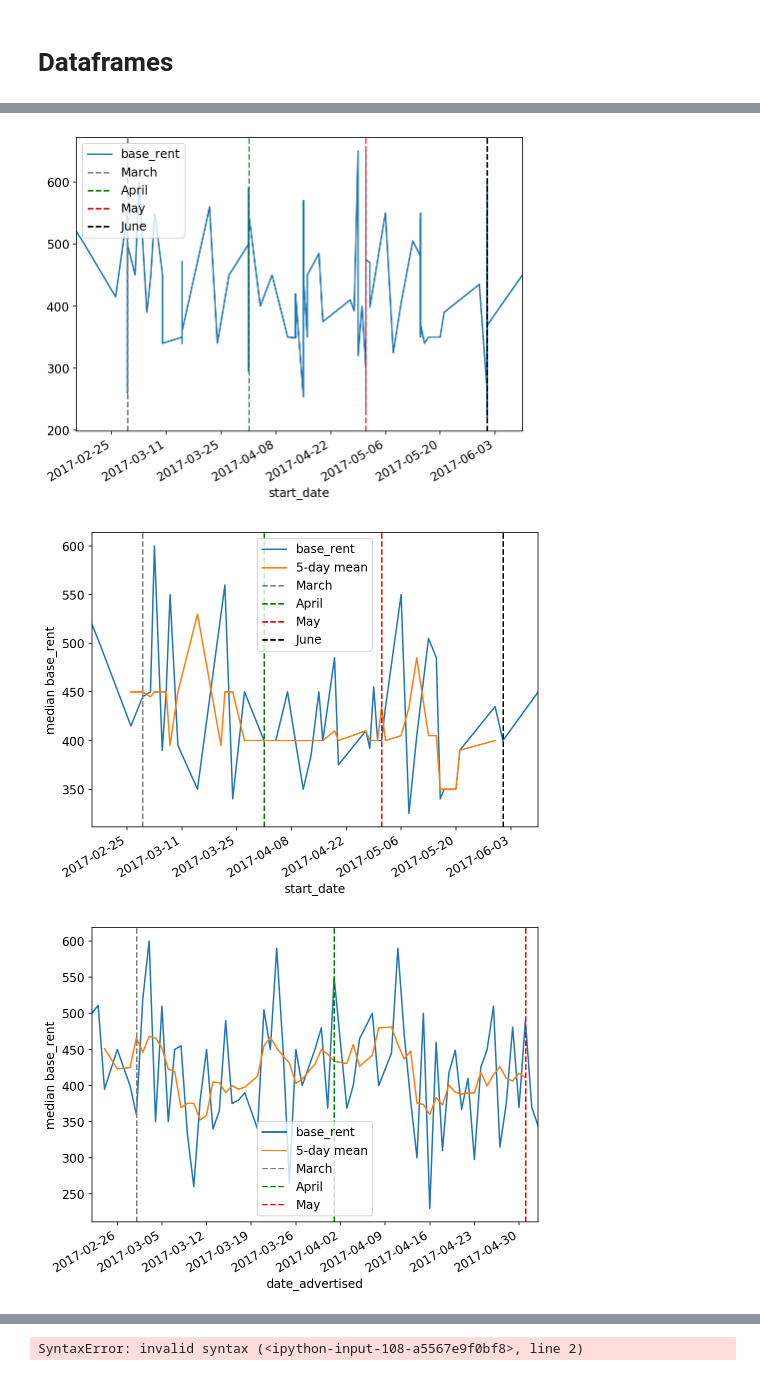
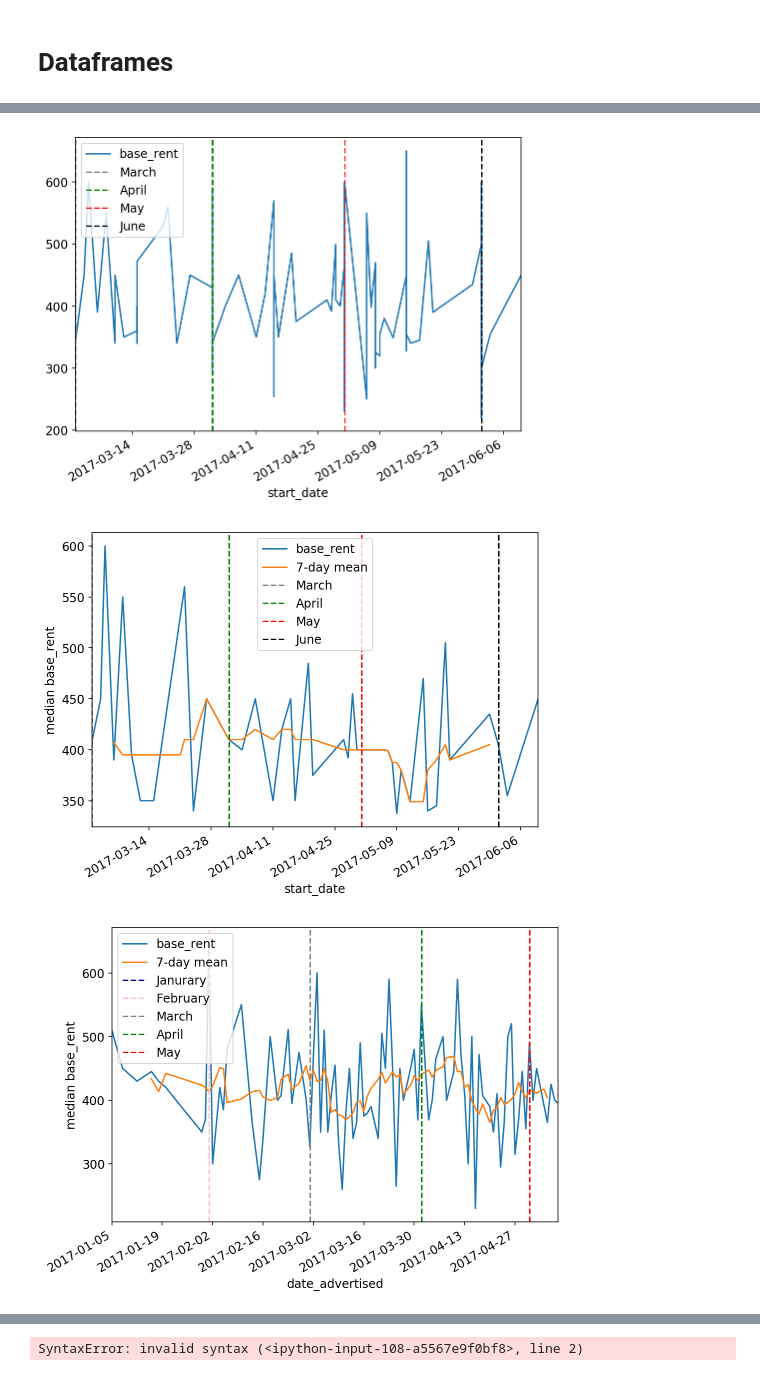
Before and after one commit to raggleton/Hamburg_house_prices, a Jupyter notebook: Hamburg flat scraping.ipynb, the cells around one changed output, grey strips where cells are left out. Cells and saved outputs as stored; diff of their text form; code cells hidden in the pictures.

```diff
--- a/Hamburg flat scraping.ipynb
+++ b/Hamburg flat scraping.ipynb
@@ -594,6 +619,8 @@ df.drop(df.query('base_rent == 0').index, inplace=True)
 # Convert date strings to proper dtype
 for col in ['date_advertised', 'start_date']:
     df[col] = pd.to_datetime(df[col], dayfirst=True)
+# %%
+df = df[df.date_advertised > '2017-01-01']
 # %%
 # turn language list into dummy variables
 s = df['languages']
@@ -787,11 +824,11 @@ plt.axvline('2017-05-01', c='red', linestyle='dashed', label='May');
 plt.axvline('2017-06-01', c='black', linestyle='dashed', label='June');
 plt.legend();
 # %% [output]
-[figure, old version]
+[figure, new version]
 # %%
 day_ave = df.groupby('start_date').base_rent.median()
 ax = day_ave.plot()
-window = 5
+window = 7
 rolling = day_ave.rolling(window, center=True).median()
 rolling.index = day_ave.index
 rolling.plot(ax=ax, label="%d-day mean" % window)
@@ -802,20 +839,22 @@ plt.axvline('2017-06-01', c='black', linestyle='dashed', label='June');
 plt.ylabel('median base_rent');
 plt.legend();
 # %% [output]
-[figure, old version]
+[figure, new version]
 # %%
 day_ave = df.groupby('date_advertised').base_rent.median()
 ax = day_ave.plot()
-window = 5
+window = 7
 rolling = day_ave.rolling(window, center=True).mean()
 rolling.index = day_ave.index
 rolling.plot(ax=ax, label="%d-day mean" % window)
+plt.axvline('2017-01-01', c='darkblue', linestyle='dashed', label='Janurary');
+plt.axvline('2017-02-01', c='pink', linestyle='dashed', label='February');
 plt.axvline('2017-03-01', c='grey', linestyle='dashed', label='March');
 plt.axvline('2017-04-01', c='green', linestyle='dashed', label='April');
 plt.axvline('2017-05-01', c='red', linestyle='dashed', label='May');
 # plt.axvline('2017-06-01', c='black', linestyle='dashed', label='June');
 plt.ylabel('median base_rent');
 plt.legend();
 # %% [output]
-[figure, old version]
+[figure, new version]
 # %%
```
Also changed, not shown: parts of 69 cells of this notebook.
